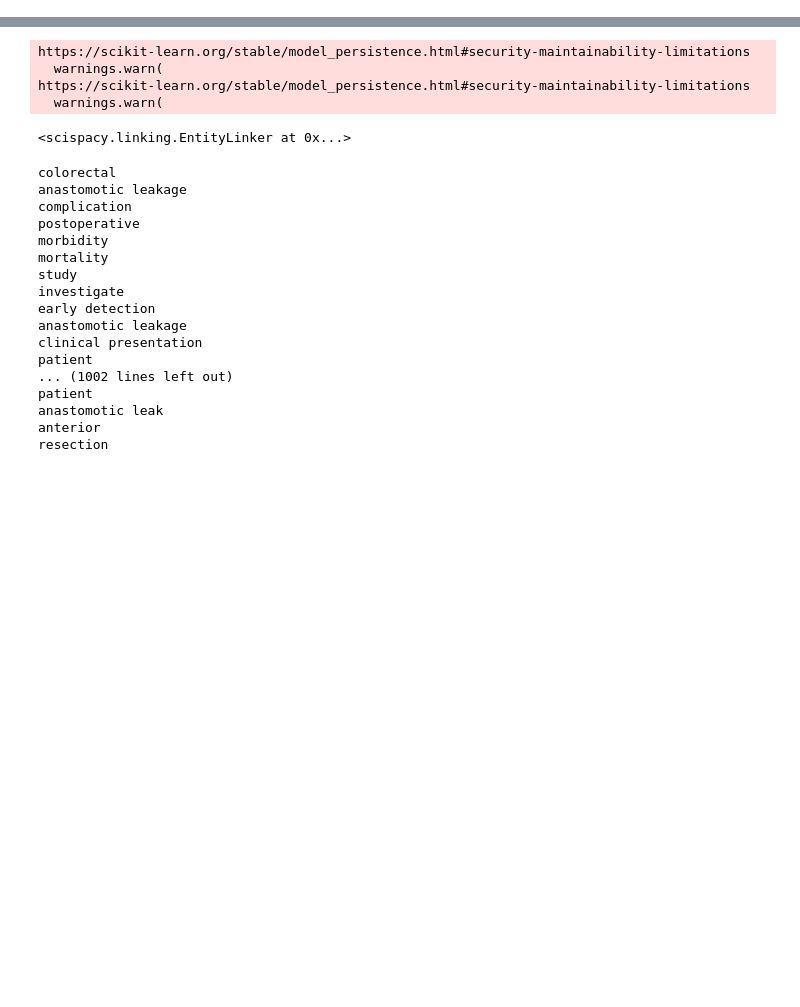
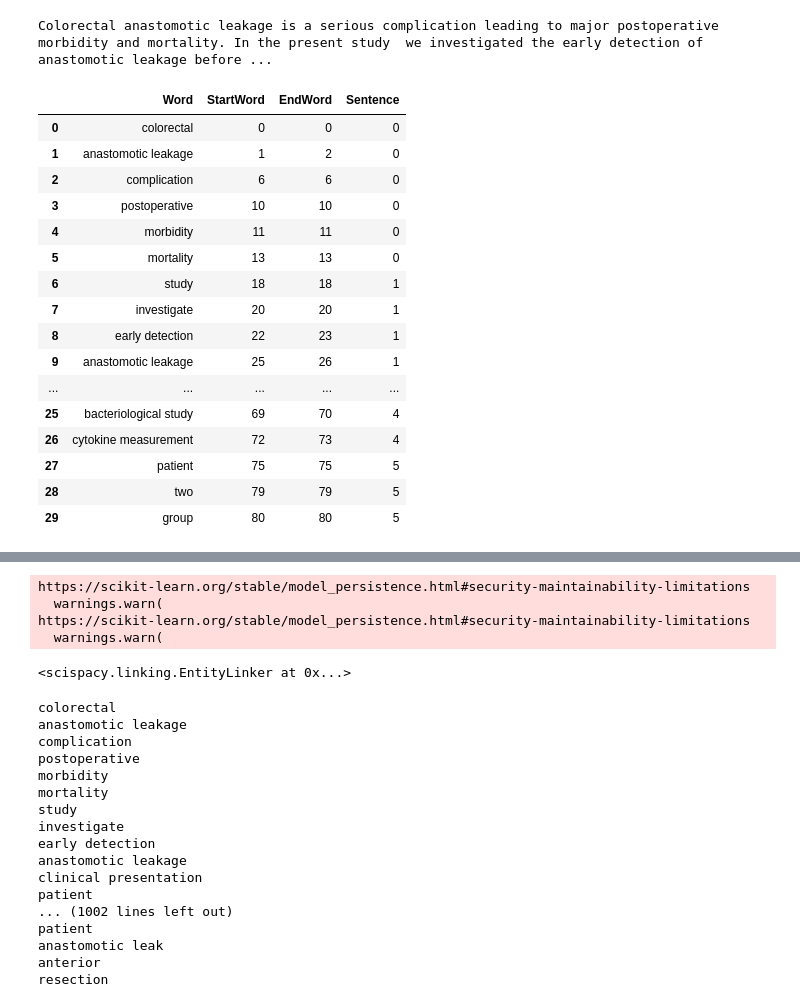
Before and after one commit to r-caplier/Anastomosis, a Jupyter notebook: src/test_umls.ipynb, the cells around one changed output, grey strips where cells are left out. Saved outputs shown, nothing was run; the diff lists cells and outputs as text; code cells hidden in the pictures; blank space fills up the shorter version.

```diff
--- a/src/test_umls.ipynb
+++ b/src/test_umls.ipynb
@@ -3,0 +102,42 @@ from constants import *
+# %%
+def get_entities_from_spacy(text, model, name, filename):
+
+    doc = model(text)
+    entities = list(doc.ents)
+    entities.sort(key=lambda x: x.start_char)
+
+    entities_list = []
+    try:
+        linker = model.get_pipe("scispacy_linker")
+    except:
+        linker = None
+
+    for ent in entities:
+        word = ent.lemma_
+        e_type = ent.label_
+        source = name
+        start_char = ent.start_char
+        end_char = ent.end_char
+        document = filename.split('.')[0]
+        try:
+            CUI, score = ent._.kb_ents[0]
+        except:
+            CUI, score = None, None
+        if CUI and score:
+            TUI = re.search(r"T[0-9]{3}", str(linker.kb.cui_to_entity[CUI]))[0]
+            group = TUI_MAP[TUI]
+        else:
+            TUI, group = None, None
+
+        entities_list.append({"Word": word,
+                              "Type": e_type,
+                              "Source": source,
+                              "StartChar": start_char,
+                              "EndChar": end_char,
+                              "Document": document,
+                              "CUI": CUI,
+                              "Score": score,
+                              "TUI": TUI,
+                              "Group": group})
+
+    return entities_list
@@ -4,3 +192,27 @@ from constants import *
+# %%
+print(text[:2000])
+# %% [output]
+Colorectal anastomotic leakage is a serious complication leading to major postoperative morbidity and mortality. In the present study  we investigated the early detection of anastomotic leakage before ...
+# %%
+words_df.head(30)
+# %% [output]
+|  | Word | StartWord | EndWord | Sentence |
+| 0 | colorectal | 0 | 0 | 0 |
+| 1 | anastomotic leakage | 1 | 2 | 0 |
+| 2 | complication | 6 | 6 | 0 |
+| 3 | postoperative | 10 | 10 | 0 |
+| 4 | morbidity | 11 | 11 | 0 |
+| 5 | mortality | 13 | 13 | 0 |
+| 6 | study | 18 | 18 | 1 |
+| 7 | investigate | 20 | 20 | 1 |
+| 8 | early detection | 22 | 23 | 1 |
+| 9 | anastomotic leakage | 25 | 26 | 1 |
+| ... | ... | ... | ... | ... |
+| 25 | bacteriological study | 69 | 70 | 4 |
+| 26 | cytokine measurement | 72 | 73 | 4 |
+| 27 | patient | 75 | 75 | 5 |
+| 28 | two | 79 | 79 | 5 |
+| 29 | group | 80 | 80 | 5 |
 # %%
 import pandas as pd
 with open(os.path.join(ROOT_PATH, "data", "2021AB_SN", "SRDEF")) as f:
```
Also changed, not shown: parts of 7 cells of this notebook, 5 other files.
